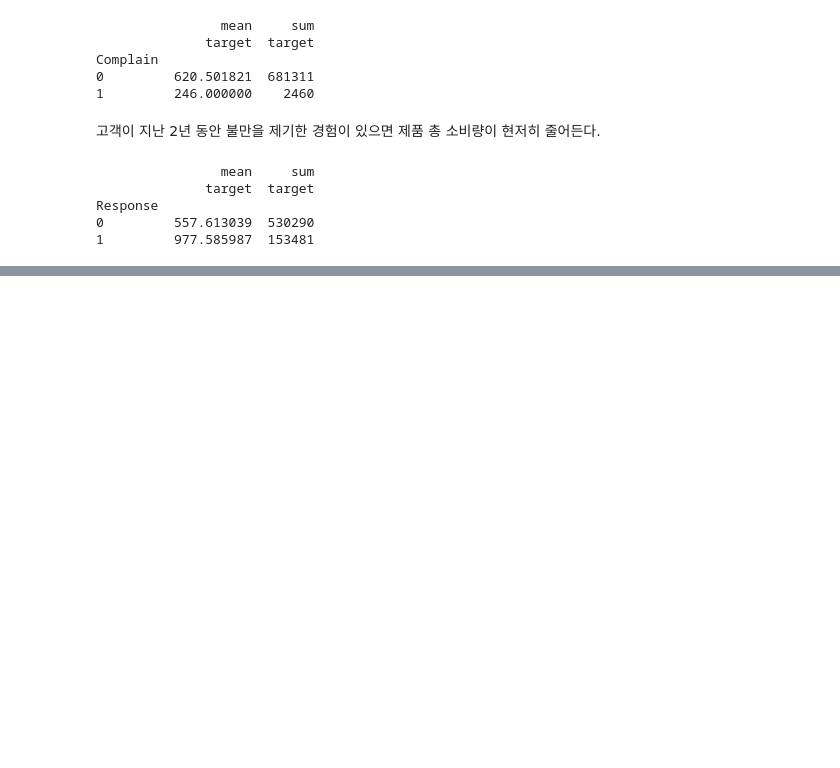
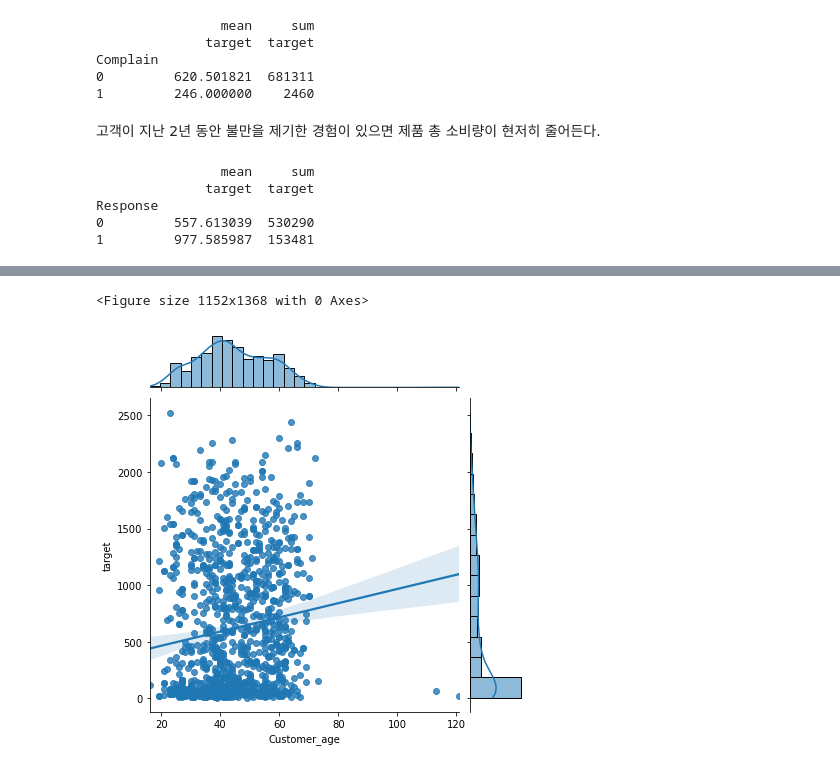
Before and after one commit to Park-Young-Bin/Python_Projects, a Jupyter notebook: 데이콘/[데이콘] 소비자 데이터 기반 소비 예측 경진대회.ipynb, the cells around one changed output, grey strips where cells are left out. Saved outputs shown, nothing was run; the diff lists cells and outputs as text; code cells hidden in the pictures; blank space fills up the shorter version.

```diff
--- a/데이콘/[데이콘] 소비자 데이터 기반 소비 예측 경진대회.ipynb
+++ b/데이콘/[데이콘] 소비자 데이터 기반 소비 예측 경진대회.ipynb
@@ -209,0 +236,15 @@ Response
+# %%
+# year, month, day 변수 생성
+year, month, day = [], [], []
+for i in range(len(train['Dt_Customer'])):
+    day.append(int(train['Dt_Customer'][i].split('-')[0]))
+    month.append(int(train['Dt_Customer'][i].split('-')[1]))
+    year.append(int(train['Dt_Customer'][i].split('-')[2]))
+# %%
+train['year']=year
+train['month']=month
+train['day']=day
+# %%
+week_day = pd.to_datetime(train['Dt_Customer']).dt.day_name()
+train['week_day'] = week_day
+train.head()
@@ -209,0 +259,3 @@ Response
+# %%
+# 고객이 회사에 등록한 나이
+train['Customer_age'] = train['year'] - train['Year_Birth']
@@ -209,0 +272,7 @@ Response
+# %%
+plt.figure(figsize = (16, 19))
+sns.jointplot(data = train, x = 'Customer_age', y = 'target', kind='reg')
+plt.show()
+# %% [output]
+<Figure size 1152x1368 with 0 Axes>
+[figure, added]
```
Also changed, not shown: parts of 9 cells of this notebook.
